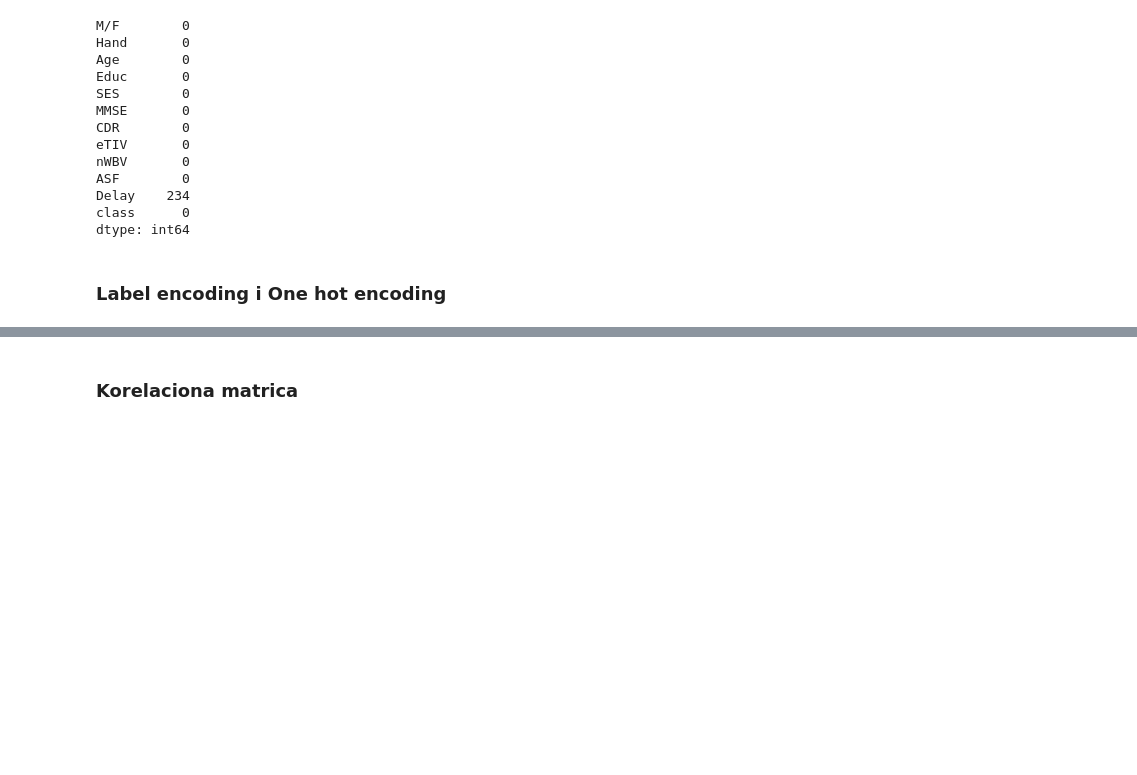
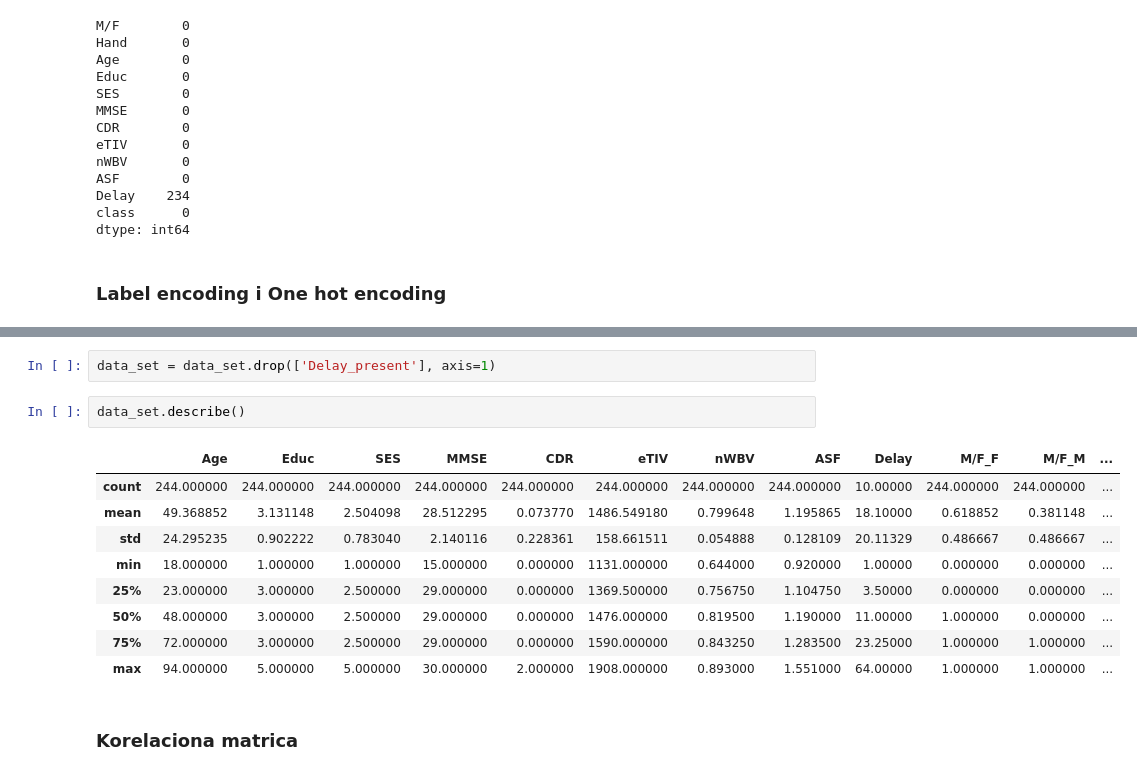
Before and after one commit to teodora18040cvetkovic/Machine_Learning_Project_1, a Jupyter notebook: notebook_project_1.ipynb, the cells around one changed output, grey strips where cells are left out. Drawn from its saved outputs; the diff is of its cells as text; blank space fills up the shorter version.

```diff
--- a/notebook_project_1.ipynb
+++ b/notebook_project_1.ipynb
@@ -163,3 +200,17 @@ None
+# %%
+data_set = data_set.drop(['Delay_present'], axis=1)
+# %%
+data_set.describe()
+# %% [output]
+|  | Age | Educ | SES | MMSE | CDR | eTIV | nWBV | ASF | Delay | M/F_F | M/F_M | ... |
+| count | 244.000000 | 244.000000 | 244.000000 | 244.000000 | 244.000000 | 244.000000 | 244.000000 | 244.000000 | 10.00000 | 244.000000 | 244.000000 | ... |
+| mean | 49.368852 | 3.131148 | 2.504098 | 28.512295 | 0.073770 | 1486.549180 | 0.799648 | 1.195865 | 18.10000 | 0.618852 | 0.381148 | ... |
+| std | 24.295235 | 0.902222 | 0.783040 | 2.140116 | 0.228361 | 158.661511 | 0.054888 | 0.128109 | 20.11329 | 0.486667 | 0.486667 | ... |
+| min | 18.000000 | 1.000000 | 1.000000 | 15.000000 | 0.000000 | 1131.000000 | 0.644000 | 0.920000 | 1.00000 | 0.000000 | 0.000000 | ... |
+| 25% | 23.000000 | 3.000000 | 2.500000 | 29.000000 | 0.000000 | 1369.500000 | 0.756750 | 1.104750 | 3.50000 | 0.000000 | 0.000000 | ... |
+| 50% | 48.000000 | 3.000000 | 2.500000 | 29.000000 | 0.000000 | 1476.000000 | 0.819500 | 1.190000 | 11.00000 | 1.000000 | 0.000000 | ... |
+| 75% | 72.000000 | 3.000000 | 2.500000 | 29.000000 | 0.000000 | 1590.000000 | 0.843250 | 1.283500 | 23.25000 | 1.000000 | 1.000000 | ... |
+| max | 94.000000 | 5.000000 | 5.000000 | 30.000000 | 2.000000 | 1908.000000 | 0.893000 | 1.551000 | 64.00000 | 1.000000 | 1.000000 | ... |
 # %% [markdown]
 ### Korelaciona matrica
 # %%
```
Also changed, not shown: parts of 30 cells of this notebook.
